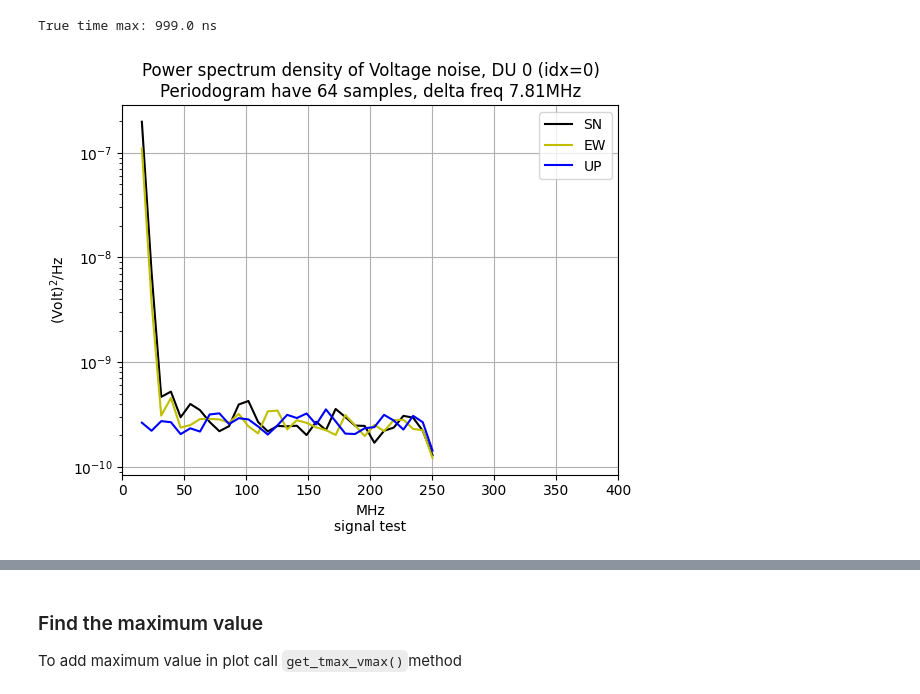
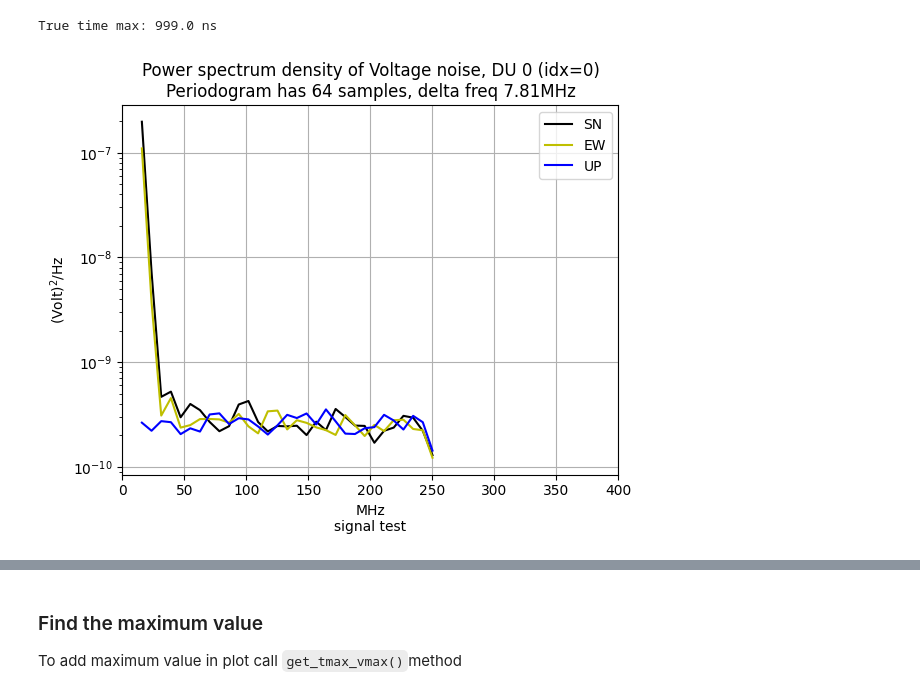
Before and after one commit to grand-mother/grand, a Jupyter notebook: examples/basis/class_Handling3dTraces.ipynb, the cells around one changed output, grey strips where cells are left out. Cells and saved outputs as stored; diff of their text form; code cells hidden in the pictures.

```diff
--- a/examples/basis/class_Handling3dTraces.ipynb
+++ b/examples/basis/class_Handling3dTraces.ipynb
@@ -82,9 +93,9 @@ print(f'True time max: {time_max} ns')
 # %% [output]
 True time max: 999.0 ns
 # %%
-tr3d.plot_ps_trace_idx(0)
+tr3d.plot_psd_trace_idx(0)
 # %% [output]
-[figure, old version]
+[figure, new version]
 # %%
 tr3d.plot_trace_idx(0)
 # %% [output]
```
Also changed, not shown: parts of 32 cells of this notebook, 4 other files.
